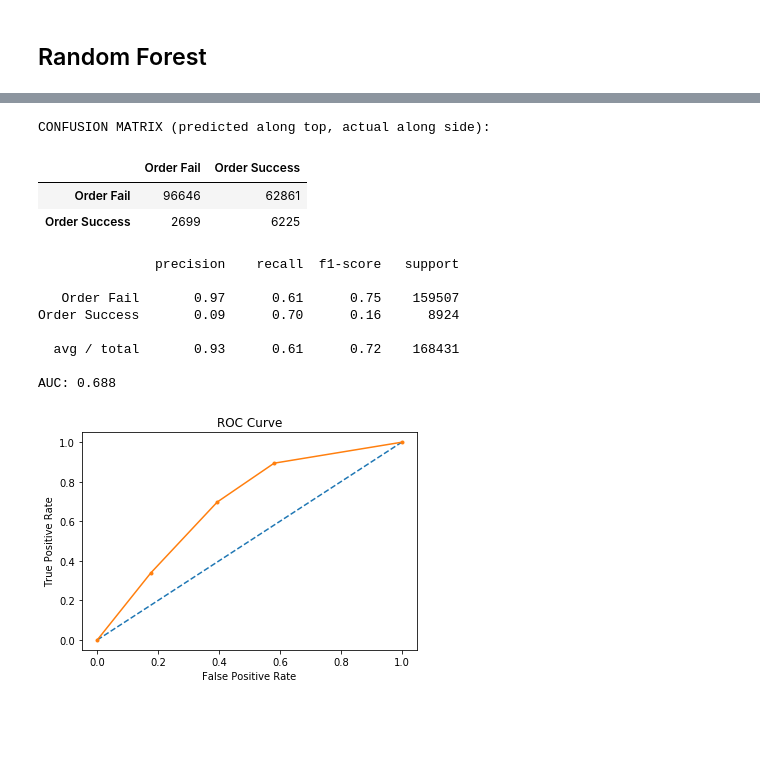
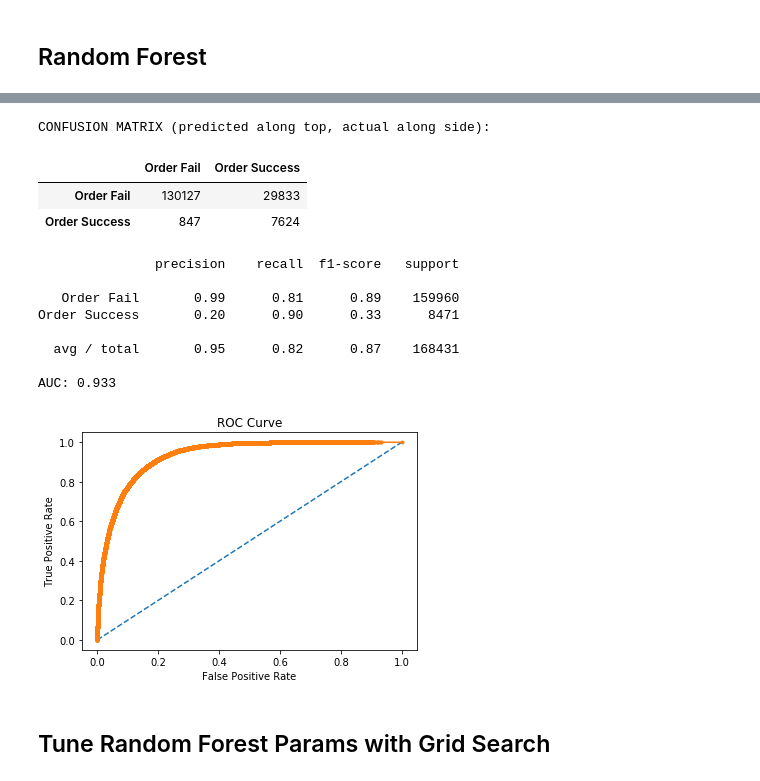
Before and after one commit to acaruso7/Order-Book-Trade-Classification, a Jupyter notebook: baseline_models.ipynb, the cells around one changed output, grey strips where cells are left out. Saved outputs shown, nothing was run; the diff lists cells and outputs as text; code cells hidden in the pictures; blank space fills up the shorter version.

Commit message:
hyperparameter tuning

```diff
--- a/baseline_models.ipynb
+++ b/baseline_models.ipynb
@@ -77,8 +99,11 @@ df = pd.concat([features,response],axis=1)
 # %% [markdown]
 ## Train / Test Split
 # %%
+df = df.sample(frac=1)
 train = df.head(round(total*.70))
+train = train.reset_index(drop=True)
 test = df.tail(round(total*.30))
+test = test.reset_index(drop=True)
 
 train_success = train[train['ordersuccess']==1]
 train_fail = train[train['ordersuccess']==0]
@@ -266,0 +312,16 @@ Test data set average fscore across 5 folds:
+# %%
+# Use the random grid to search for best hyperparameters
+# First create the base model to tune
+RF = RandomForestClassifier()
+
+# the metric used to select the best parameters
+f2_score = make_scorer(fbeta_score, beta=1, pos_label=1) #beta = 1 (focus on f1 score), pos_label = 1 (focus on the 1 class)
+
+# Random search of parameters, using 3 fold cross validation,
+# search across 100 different combinations, and use all available cores
+rf_random = RandomizedSearchCV(estimator = RF, param_distributions = random_grid, n_iter = 50,
+                               cv = 3, verbose=2, scoring=f2_score, random_state=42, n_jobs = -1)
+
+# Fit the random search model
+rf_random.fit(train_features, train_response)
+rf_random.best_params_
@@ -267,25 +338,26 @@ Test data set average fscore across 5 folds:
 # %%
-knn = KNeighborsClassifier(n_neighbors=3)
+RF_tuned = RandomForestClassifier(n_estimators=400, min_samples_split=2, min_samples_leaf=2,
+                           max_features='log2', max_depth=90, bootstrap=False)
 
-knn.fit(train_features, train_response)
+RF_tuned.fit(train_features, train_response)
 
-y_pred = knn.predict(test_features)
+y_pred = RF_tuned.predict(test_features)
 model_eval(test_response, y_pred)
 
-plot_roc_curve(knn, test_features, test_response)
-
-# cross_validation(knn, features, response, 5)
+plot_roc_curve(RF_tuned, test_features, test_response)
 # %% [output]
 CONFUSION MATRIX (predicted along top, actual along side):
 |  | Order Fail | Order Success |
-| Order Fail | 96646 | 62861 |
-| Order Success | 2699 | 6225 |
+| Order Fail | 130127 | 29833 |
+| Order Success | 847 | 7624 |
                precision    recall  f1-score   support
 
-   Order Fail       0.97      0.61      0.75    159507
-Order Success       0.09      0.70      0.16      8924
+   Order Fail       0.99      0.81      0.89    159960
+Order Success       0.20      0.90      0.33      8471
 
-  avg / total       0.93      0.61      0.72    168431
+  avg / total       0.95      0.82      0.87    168431
 
-AUC: 0.688
+AUC: 0.933
-[figure, old version]
+[figure, new version]
+# %% [markdown]
+## Tune Random Forest Params with Grid Search
```
Also changed, not shown: parts of 12 cells of this notebook, 1 other file.
